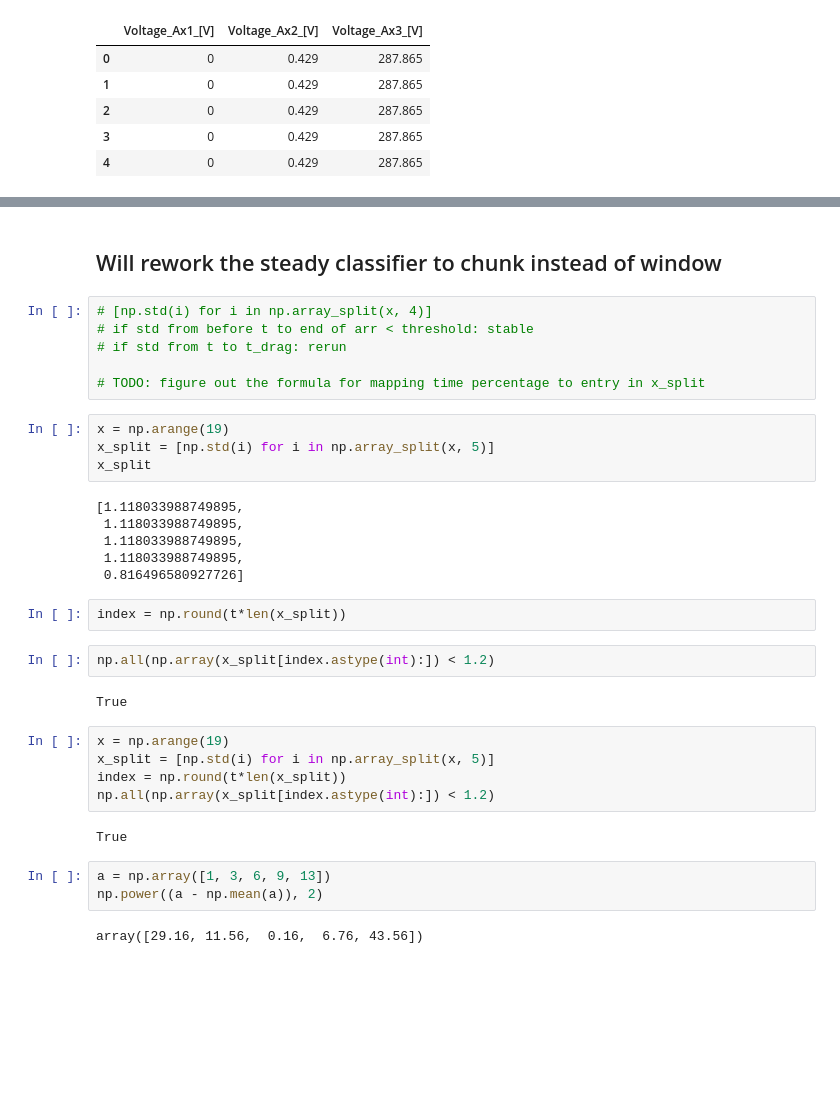
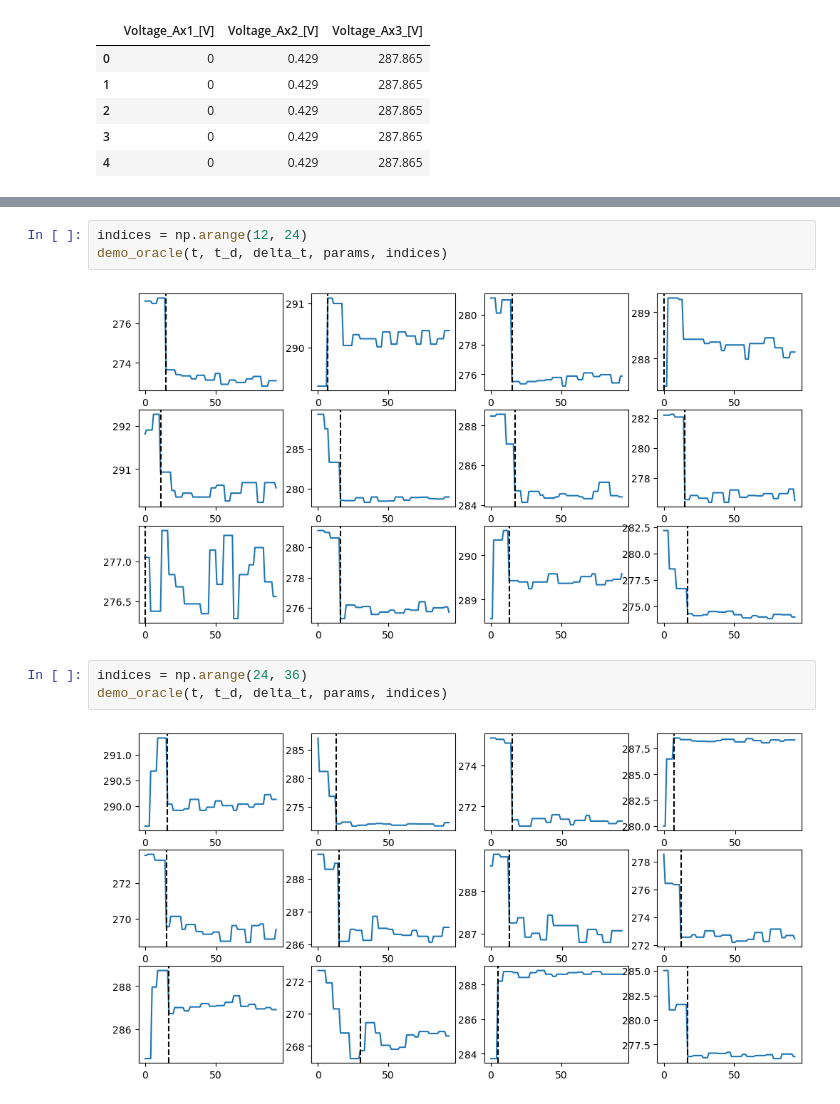
Before and after one commit to emiresenov/Masters-Thesis, a Jupyter notebook: oracle/oracle.ipynb, the cells around one changed output, grey strips where cells are left out. Drawn from its saved outputs; the diff is of its cells as text; blank space fills up the shorter version.

```diff
--- a/oracle/oracle.ipynb
+++ b/oracle/oracle.ipynb
@@ -137,36 +91,10 @@ Experiment 12: Length 94, n_t = 47, classified as steady at iteration 18
-# %% [markdown]
-## Will rework the steady classifier to chunk instead of window
-# %%
-# [np.std(i) for i in np.array_split(x, 4)]
-# if std from before t to end of arr < threshold: stable
-# if std from t to t_drag: rerun
-
-# TODO: figure out the formula for mapping time percentage to entry in x_split
-# %%
-x = np.arange(19)
-x_split = [np.std(i) for i in np.array_split(x, 5)]
-x_split
-# %% [output]
-[1.118033988749895,
- 1.118033988749895,
- 1.118033988749895,
- 1.118033988749895,
- 0.816496580927726]
-# %%
-index = np.round(t*len(x_split))
-# %%
-np.all(np.array(x_split[index.astype(int):]) < 1.2)
-# %% [output]
-True
-# %%
-x = np.arange(19)
-x_split = [np.std(i) for i in np.array_split(x, 5)]
-index = np.round(t*len(x_split))
-np.all(np.array(x_split[index.astype(int):]) < 1.2)
-# %% [output]
-True
-# %%
-a = np.array([1, 3, 6, 9, 13])
-np.power((a - np.mean(a)), 2)
-# %% [output]
-array([29.16, 11.56,  0.16,  6.76, 43.56])
+# %%
+indices = np.arange(12, 24)
+demo_oracle(t, t_d, delta_t, params, indices)
+# %% [output]
+[figure, added]
+# %%
+indices = np.arange(24, 36)
+demo_oracle(t, t_d, delta_t, params, indices)
+# %% [output]
+[figure, added]
```
Also changed, not shown: parts of 18 cells of this notebook, 1 other file.
